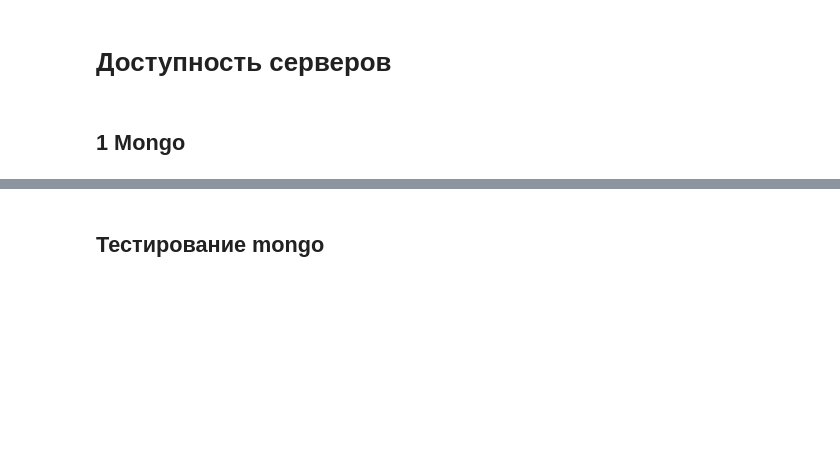
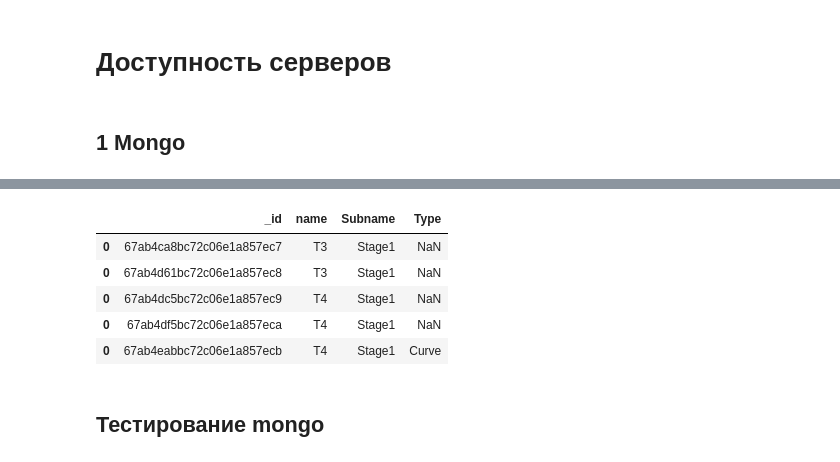
Before and after one commit to NekliudovAV/OptiLab, a Jupyter notebook: optilab/DB_Tsts.ipynb, the cells around one changed output, grey strips where cells are left out. Drawn from its saved outputs; the diff is of its cells as text; code cells hidden in the pictures; blank space fills up the shorter version.

```diff
--- a/optilab/DB_Tsts.ipynb
+++ b/optilab/DB_Tsts.ipynb
@@ -11,3 +211,12 @@ from database import *
+# %%
+pd.concat(con)
+# %% [output]
+|  | _id | name | Subname | Type |
+| 0 | 67ab4ca8bc72c06e1a857ec7 | T3 | Stage1 | NaN |
+| 0 | 67ab4d61bc72c06e1a857ec8 | T3 | Stage1 | NaN |
+| 0 | 67ab4dc5bc72c06e1a857ec9 | T4 | Stage1 | NaN |
+| 0 | 67ab4df5bc72c06e1a857eca | T4 | Stage1 | NaN |
+| 0 | 67ab4eabbc72c06e1a857ecb | T4 | Stage1 | Curve |
 # %% [markdown]
 ## Тестирование mongo
 # %%
```
Also changed, not shown: parts of 12 cells of this notebook.
